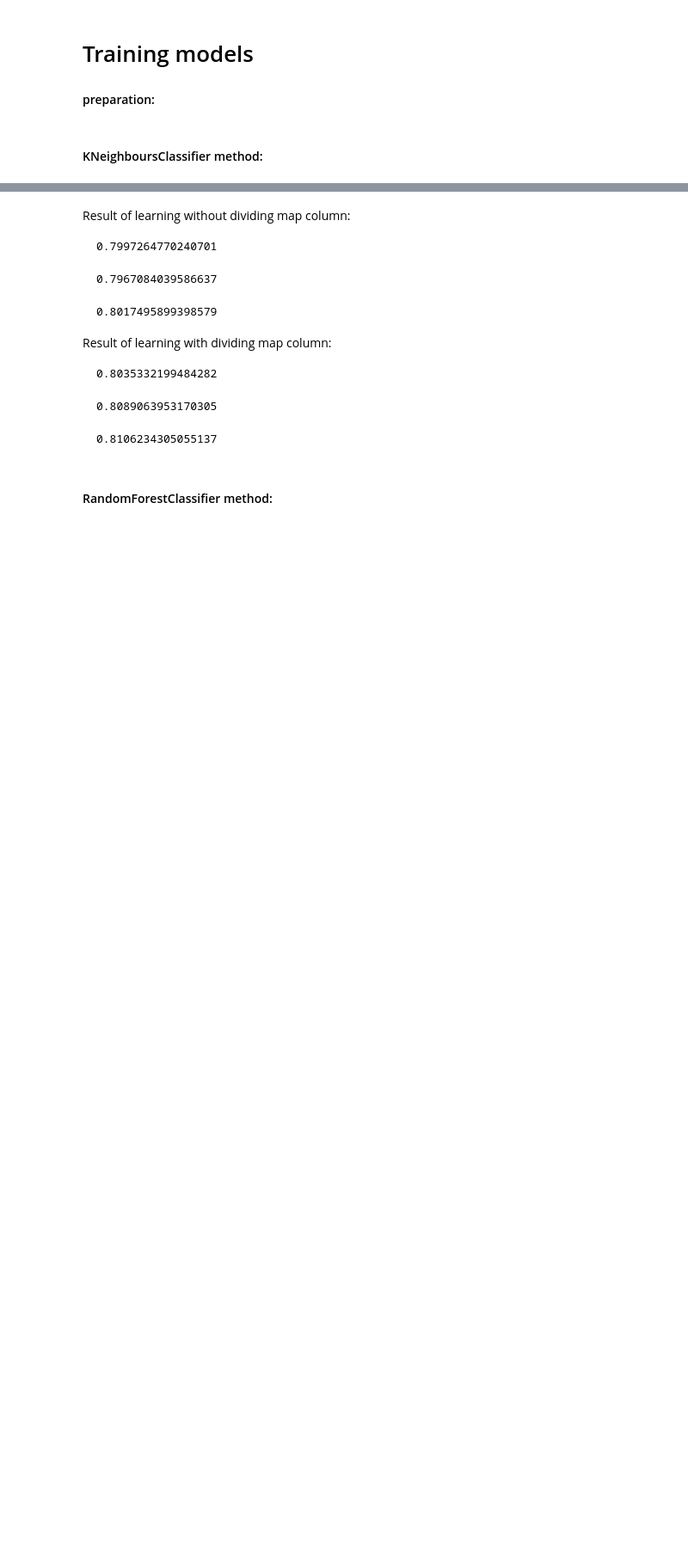
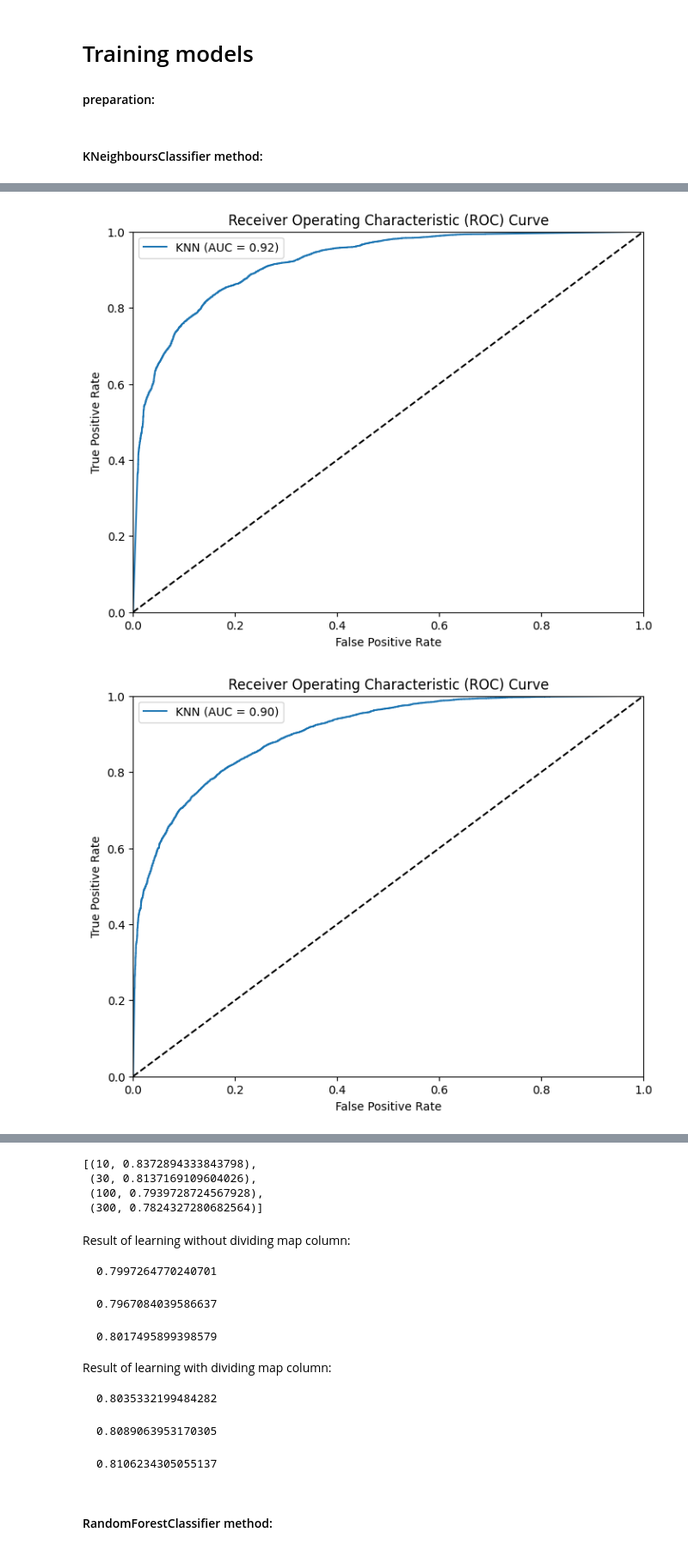
Before and after one commit to JarKolod/csgo_predictions, a Jupyter notebook: UM_projekt_.ipynb, the cells around one changed output, grey strips where cells are left out. Shown at 86% size. Cells and saved outputs as stored; diff of their text form; code cells hidden in the pictures; blank space fills up the shorter version.

Commit message:
add roc and auc scores

```diff
--- a/UM_projekt_.ipynb
+++ b/UM_projekt_.ipynb
@@ -295,4 +294,4 @@ x_scaled_train, x_scaled_test, y_scaled_train, y_scaled_test = train_test_split(
 #### KNeighboursClassifier method:
 # %%
 
-neighboursArray = [10, 30, 100, 300, 1000]
+neighboursArray = [10, 30, 100, 300]
@@ -317,0 +298,31 @@ knnscores
+# %%
+from sklearn.metrics import roc_curve, roc_auc_score
+
+knnscores = []
+
+for NeighboursCount in neighboursArray:
+    knn = KNeighborsClassifier(n_neighbors=NeighboursCount, weights='distance', algorithm='ball_tree')
+    knn.fit(x_scaled_train,y_scaled_train)
+
+    knn_y_pred = knn.predict_proba(x_scaled_test)[:, 1]
+    knn_fpr, knn_tpr, _ = roc_curve(y_scaled_test, knn_y_pred)
+    knn_auc = roc_auc_score(y_scaled_test, knn_y_pred)
+
+    plt.figure(figsize=(8, 6))
+    plt.plot(knn_fpr, knn_tpr, label=f'KNN (AUC = {knn_auc:.2f})')
+    plt.plot([0, 1], [0, 1], 'k--')  # Random guess line
+    plt.xlim([0, 1])
+    plt.ylim([0, 1])
+    plt.xlabel('False Positive Rate')
+    plt.ylabel('True Positive Rate')
+    plt.title('Receiver Operating Characteristic (ROC) Curve')
+    plt.legend()
+    plt.show()
+
+    score = knn.score(x_scaled_test,y_scaled_test)
+    knnscores.append((NeighboursCount, score))
+
+knnscores
+# %% [output]
+[figure, added]
+[figure, added]
@@ -318,3 +331,7 @@ knnscores
+[(10, 0.8372894333843798),
+ (30, 0.8137169109604026),
+ (100, 0.7939728724567928),
+ (300, 0.7824327280682564)]
 # %% [markdown]
 Result of learning without dividing map column:
 
```
Also changed, not shown: parts of 11 cells of this notebook.
